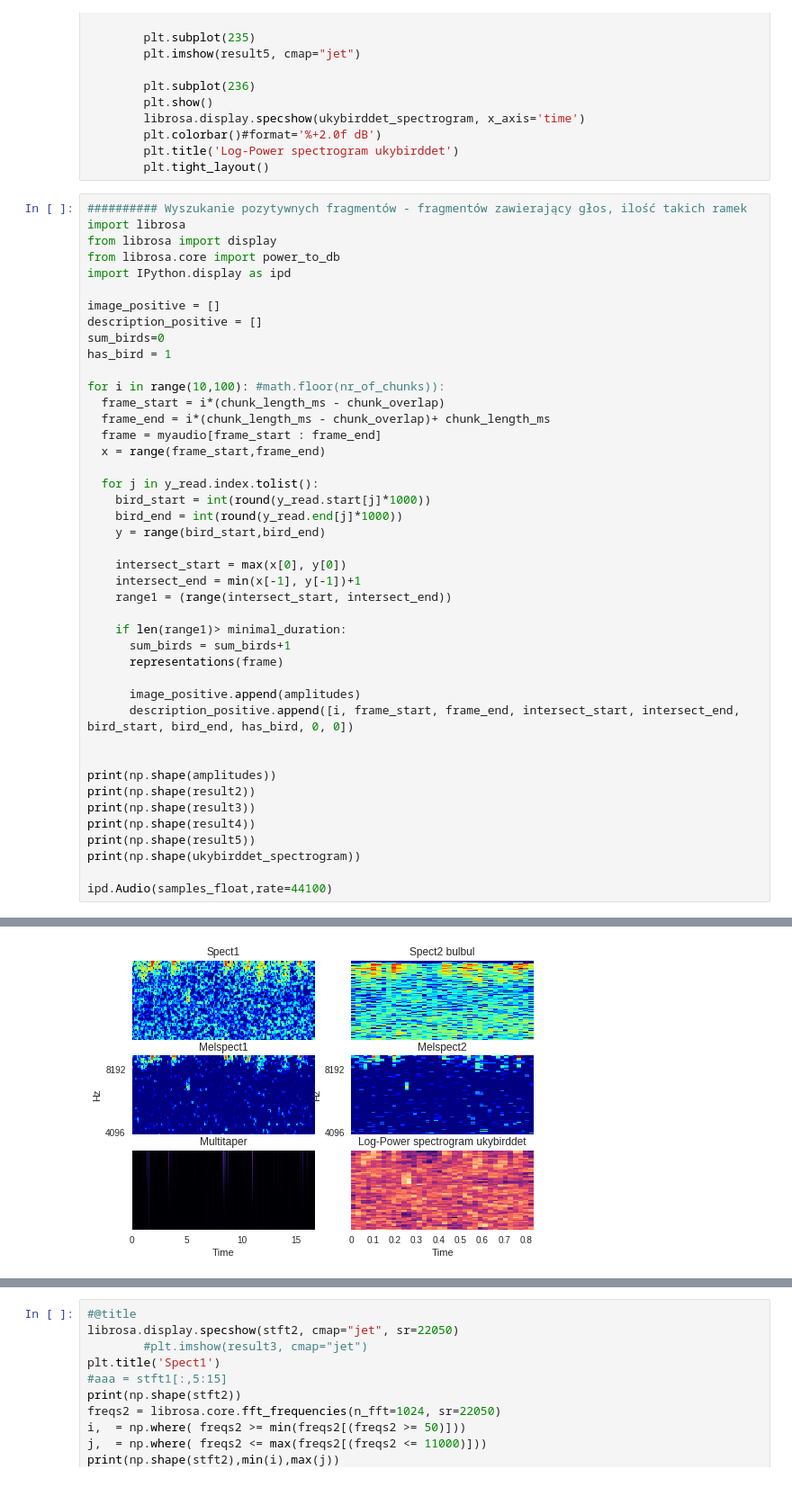
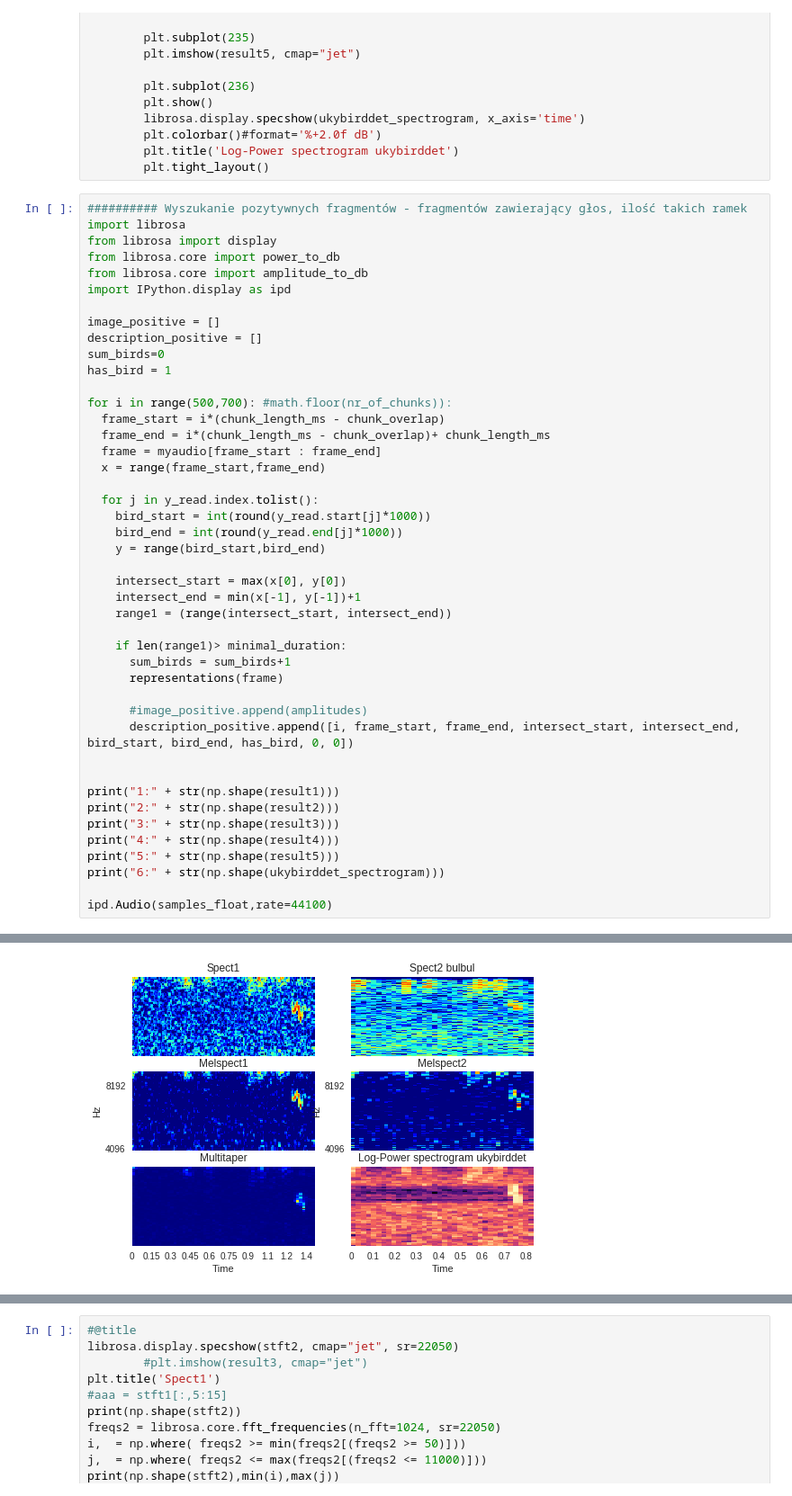
Before and after one commit to hannape/CNN-second, a Jupyter notebook: split_recording.ipynb, the cells around one changed output, grey strips where cells are left out. Shown at 90% size. Saved outputs shown, nothing was run; the diff lists cells and outputs as text.

```diff
--- a/split_recording.ipynb
+++ b/split_recording.ipynb
@@ -408,6 +419,7 @@ print(type(result3))
 import librosa
 from librosa import display
 from librosa.core import power_to_db
+from librosa.core import amplitude_to_db
 import IPython.display as ipd
 
 image_positive = []
@@ -415,40 +427,40 @@ description_positive = []
 sum_birds=0
 has_bird = 1
 
-for i in range(10,100): #math.floor(nr_of_chunks)):
+for i in range(500,700): #math.floor(nr_of_chunks)):
   frame_start = i*(chunk_length_ms - chunk_overlap)
   frame_end = i*(chunk_length_ms - chunk_overlap)+ chunk_length_ms
   frame = myaudio[frame_start : frame_end]
   x = range(frame_start,frame_end)
 
   for j in y_read.index.tolist():
     bird_start = int(round(y_read.start[j]*1000))
     bird_end = int(round(y_read.end[j]*1000))
     y = range(bird_start,bird_end)
 
     intersect_start = max(x[0], y[0])
     intersect_end = min(x[-1], y[-1])+1
     range1 = (range(intersect_start, intersect_end))
 
     if len(range1)> minimal_duration:
       sum_birds = sum_birds+1
       representations(frame)
 
-      image_positive.append(amplitudes)
+      #image_positive.append(amplitudes)
       description_positive.append([i, frame_start, frame_end, intersect_start, intersect_end, bird_start, bird_end, has_bird, 0, 0])
 
 
-print(np.shape(amplitudes))
-print(np.shape(result2))
-print(np.shape(result3))
-print(np.shape(result4))
-print(np.shape(result5))
-print(np.shape(ukybirddet_spectrogram))
+print("1:" + str(np.shape(result1)))
+print("2:" + str(np.shape(result2)))
+print("3:" + str(np.shape(result3)))
+print("4:" + str(np.shape(result4)))
+print("5:" + str(np.shape(result5)))
+print("6:" + str(np.shape(ukybirddet_spectrogram)))
 
 ipd.Audio(samples_float,rate=44100)
 # %% [output]
 (257, 148) 47 110
 (63, 148)
 (513, 36) 3 510
 <class 'numpy.ndarray'>
-[figure, old version]
+[figure, new version]
```
Also changed, not shown: parts of 3 cells of this notebook.
